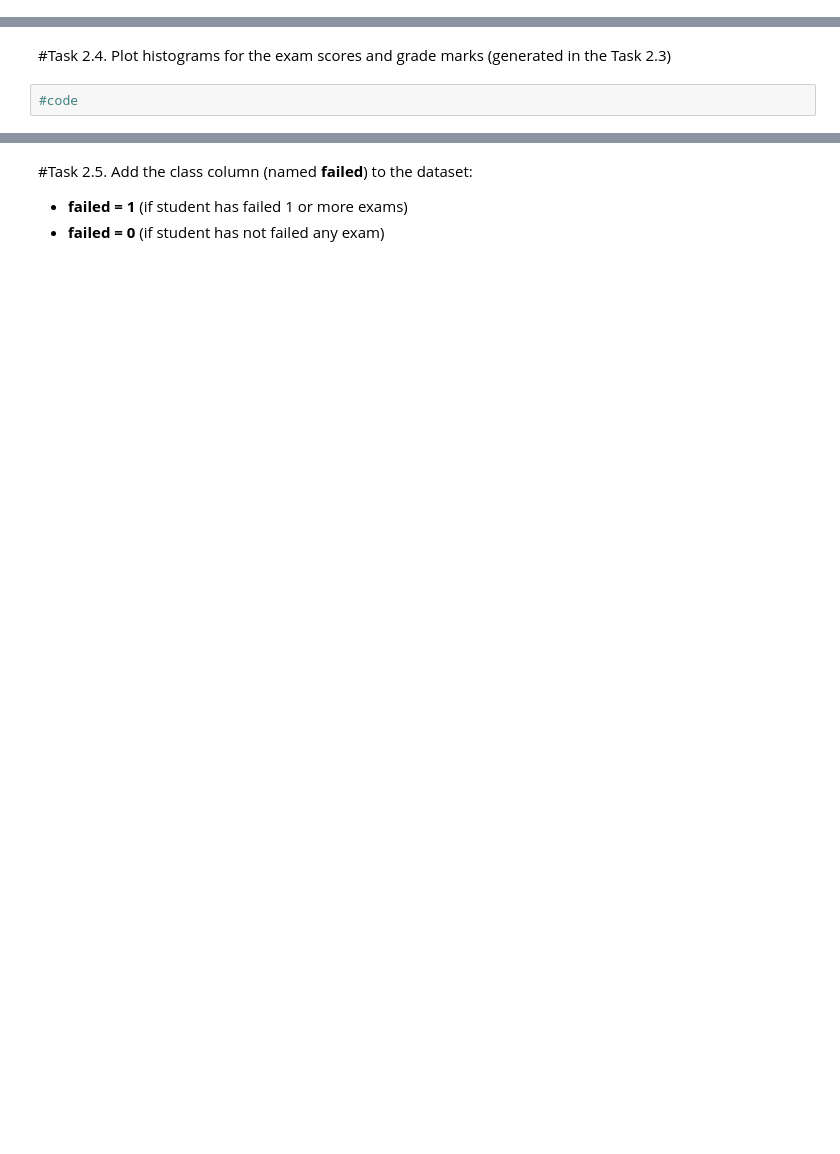
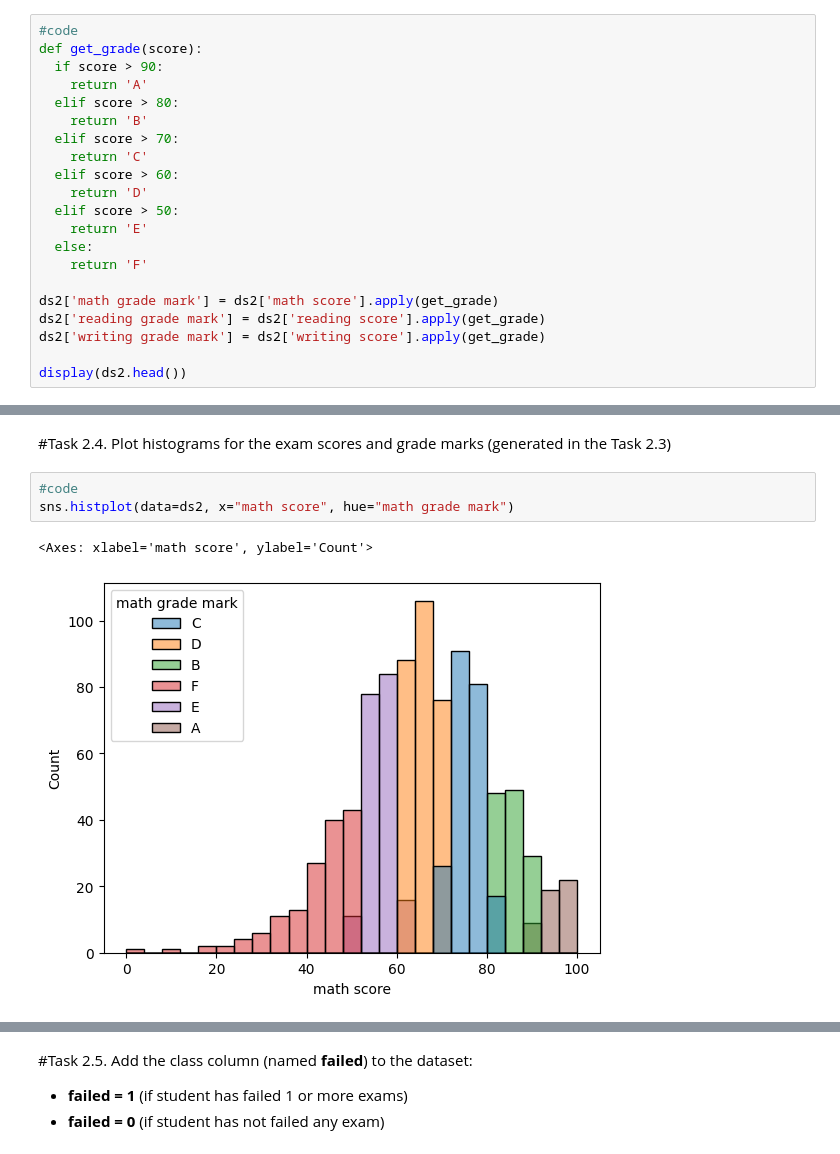
Before and after one commit to PhamTienLoc/Lab_DM, a Jupyter notebook: Lab_9_ClusteringAnalysis_21130429_PhamTienLoc.ipynb, the cells around one changed output, grey strips where cells are left out. Saved outputs shown, nothing was run; the diff lists cells and outputs as text; blank space fills up the shorter version.

```diff
--- a/Lab_9_ClusteringAnalysis_21130429_PhamTienLoc.ipynb
+++ b/Lab_9_ClusteringAnalysis_21130429_PhamTienLoc.ipynb
@@ -162,0 +161,21 @@ sns.pairplot(ds2, hue="writing score")
+# %%
+#code
+def get_grade(score):
+  if score > 90:
+    return 'A'
+  elif score > 80:
+    return 'B'
+  elif score > 70:
+    return 'C'
+  elif score > 60:
+    return 'D'
+  elif score > 50:
+    return 'E'
+  else:
+    return 'F'
+
+ds2['math grade mark'] = ds2['math score'].apply(get_grade)
+ds2['reading grade mark'] = ds2['reading score'].apply(get_grade)
+ds2['writing grade mark'] = ds2['writing score'].apply(get_grade)
+
+display(ds2.head())
@@ -163,4 +189,8 @@ sns.pairplot(ds2, hue="writing score")
 # %% [markdown]
 #Task 2.4. Plot histograms for the exam scores and grade marks (generated in the Task 2.3)
-# %%
-#code
+# %%
+#code
+sns.histplot(data=ds2, x="math score", hue="math grade mark")
+# %% [output]
+<Axes: xlabel='math score', ylabel='Count'>
+[figure, added]
```
Also changed, not shown: parts of 8 cells of this notebook.
